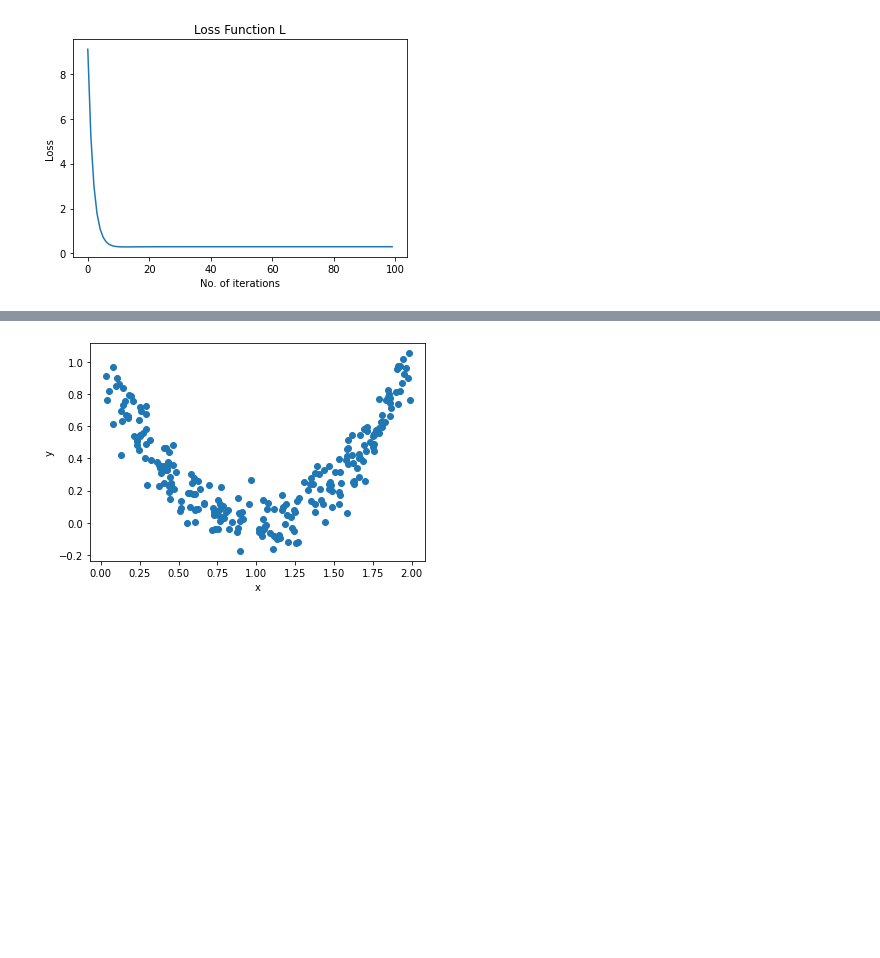
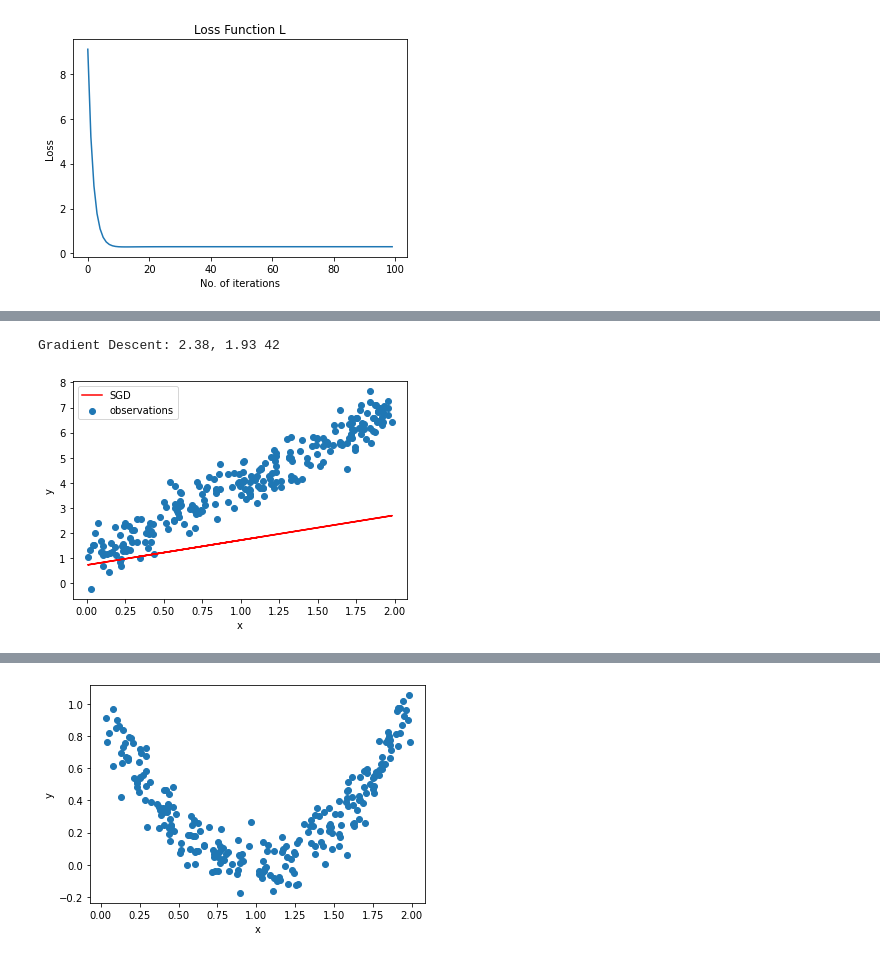
Before and after one commit to grojasc/MIA, a Jupyter notebook: Tarea2_IMT3850_GR.ipynb, the cells around one changed output, grey strips where cells are left out. Drawn from its saved outputs; the diff is of its cells as text; code cells hidden in the pictures; blank space fills up the shorter version.

```diff
--- a/Tarea2_IMT3850_GR.ipynb
+++ b/Tarea2_IMT3850_GR.ipynb
@@ -266,0 +329,56 @@ plt.show()
+# %%
+#c prueba con gamma visto en clases y 1/t**(1/2)
+
+# gamma 1
+def dL_dtheta(X,e,theta):
+    return -1*X.T.dot(e)/len(X)
+
+#def Stochastic_gradient_descent(X,y,NITMAX=100,theta = None,gamma=0.1):
+def Stochastic_gradient_descentgradient_descent(gamma=1, n_epochs=100, batch_size=20, decay=0.5):
+    epoch_run = int(len(X)/batch_size)
+    # condiciones iniciales
+    iter = 0
+    theta = np.random.rand(2)
+    past_thetas = []
+    loss = np.zeros((n_epochs,1))
+    for i in range(n_epochs):
+        past_thetas.append(theta)
+
+        for j in range(epoch_run):
+            idx = np.random.choice(len(X),batch_size,replace=False)
+            #prediction = np.dot(np.array([1.0, X]),theta)
+            #e = prediction - y
+            e = y[idx] - (np.dot(np.array([1.0, X[idx]]),theta))#X[idx].dot(theta)
+            #actualizar parametros
+            theta = theta - gamma*dL_dtheta(X[idx],e,theta)
+        loss[i] = e.T.dot(e)/len(e)
+        if loss[i] > loss[i-1]:
+          gamma = gamma*decay
+        else:
+          #error = np.linalg.norm(xnew-xi)
+          #xi = xnew
+          iter +=1
+
+
+
+
+    return past_thetas, loss, iter
+
+params, loss,iter = Stochastic_gradient_descentgradient_descent()
+theta = params[-1]
+print("Gradient Descent: {:.2f}, {:.2f}".format(theta[0], theta[1]),iter)
+# %% [output]
+Gradient Descent: 2.38, 1.93 42
+# %%
+Y1= theta[0] + theta[1]*X
+# %%
+#%matplotlib notebook
+plt.figure()
+plt.scatter(X, y, label= 'observations')
+plt.plot(X,Y1,c='r',label='SGD')
+plt.xlabel('x')
+plt.ylabel('y')
+plt.legend()
+plt.show()
+# %% [output]
+[figure, added]
```
Also changed, not shown: parts of 19 cells of this notebook.
